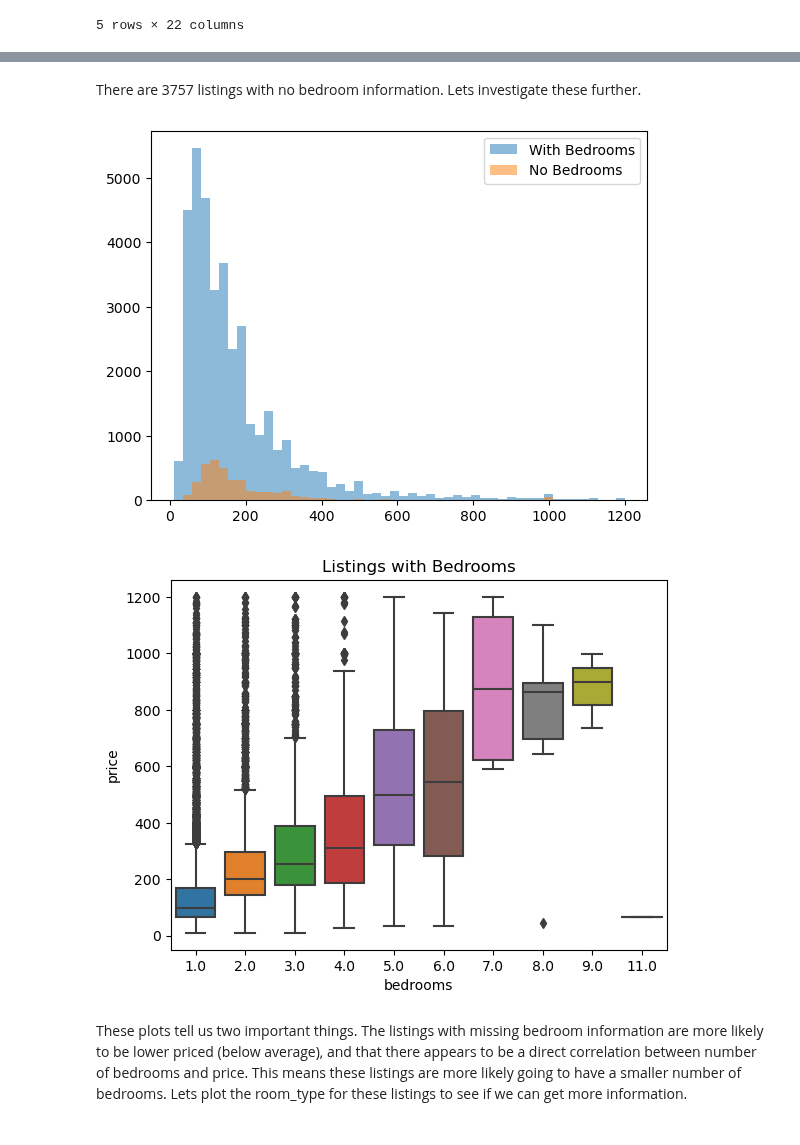
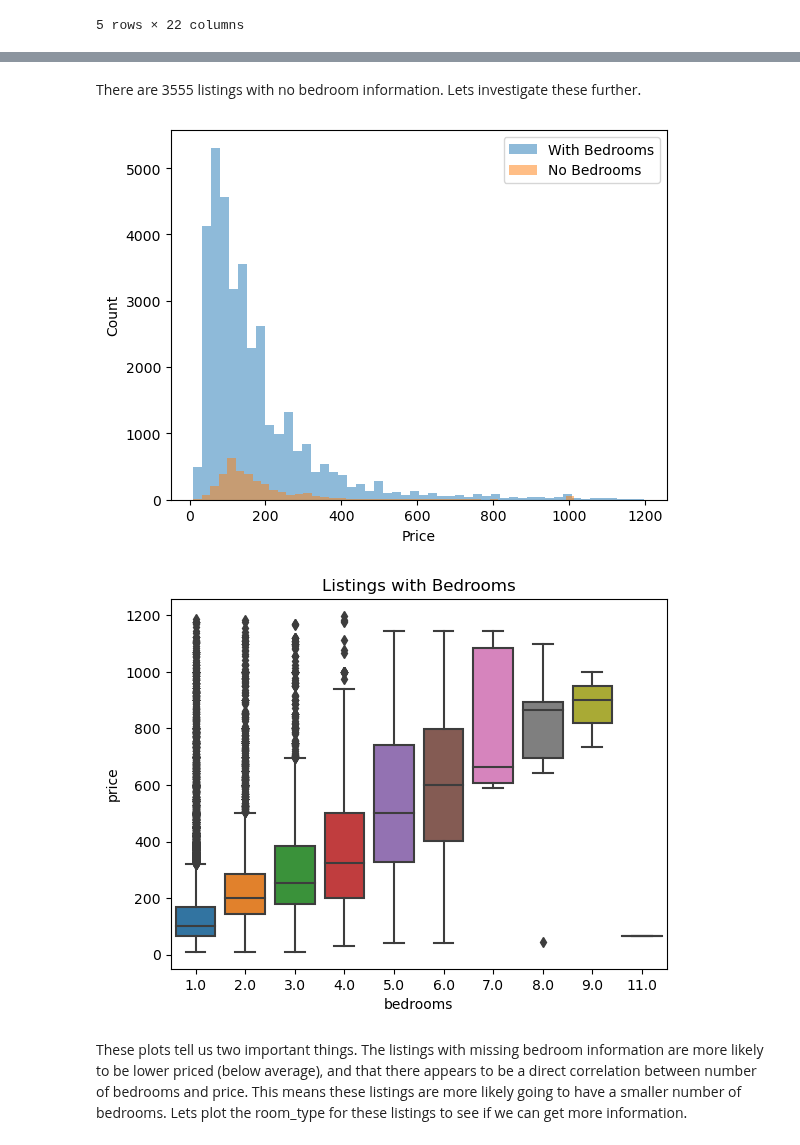
Before and after one commit to n-altawam/Sprinboard, a Jupyter notebook: Capstone 2/3. EDA.ipynb, the cells around one changed output, grey strips where cells are left out. Drawn from its saved outputs; the diff is of its cells as text; code cells hidden in the pictures.

```diff
--- a/Capstone 2/3. EDA.ipynb
+++ b/Capstone 2/3. EDA.ipynb
@@ -44,3 +71,6 @@ print(avg_price)
+# %%
+#drop listings with minimum_nights > 30
+df = df[df.minimum_nights <= 30]
 # %%
 plt.figure(figsize=(9,5))
 plt.pie(df.neighbourhood_group.value_counts(), labels=df.neighbourhood_group.value_counts().index, autopct='%1.1f%%', startangle=180)
@@ -410,28 +431,30 @@ reviews_count                        0
 room_type_encoded                    0
 dtype: int64
 # %% [markdown]
-There are 3757 listings with no bedroom information. Lets investigate these further.
+There are 3555 listings with no bedroom information. Lets investigate these further.
 # %%
 import matplotlib.pyplot as plt
 import seaborn as sns
 
 # Create two dataframes - one with bedroom information and one without
 df_bedrooms = df[df['bedrooms'].notna()]
 df_no_bedrooms = df[df['bedrooms'].isna()]
 
 # Plot histograms of the price column for each dataframe
 plt.hist(df_bedrooms['price'], bins=50, alpha=0.5, label='With Bedrooms')
 plt.hist(df_no_bedrooms['price'], bins=50, alpha=0.5, label='No Bedrooms')
 plt.legend(loc='upper right')
+plt.xlabel('Price')
+plt.ylabel('Count')
 plt.show()
 
 # boxplot of the price column
 sns.boxplot(x='bedrooms', y='price', data=df_bedrooms)
 plt.title('Listings with Bedrooms')
 plt.show()
 # %% [output]
-[figure, old version]
+[figure, new version]
-[figure, old version]
+[figure, new version]
 # %% [markdown]
 These plots tell us two important things. The listings with missing bedroom information are more likely to be lower priced (below average), and that there appears to be a direct correlation between number of bedrooms and price. This means these listings are more likely going to have a smaller number of bedrooms. Lets plot the room_type for these listings to see if we can get more information.
 # %%
```
Also changed, not shown: parts of 29 cells of this notebook, 11 other files.
